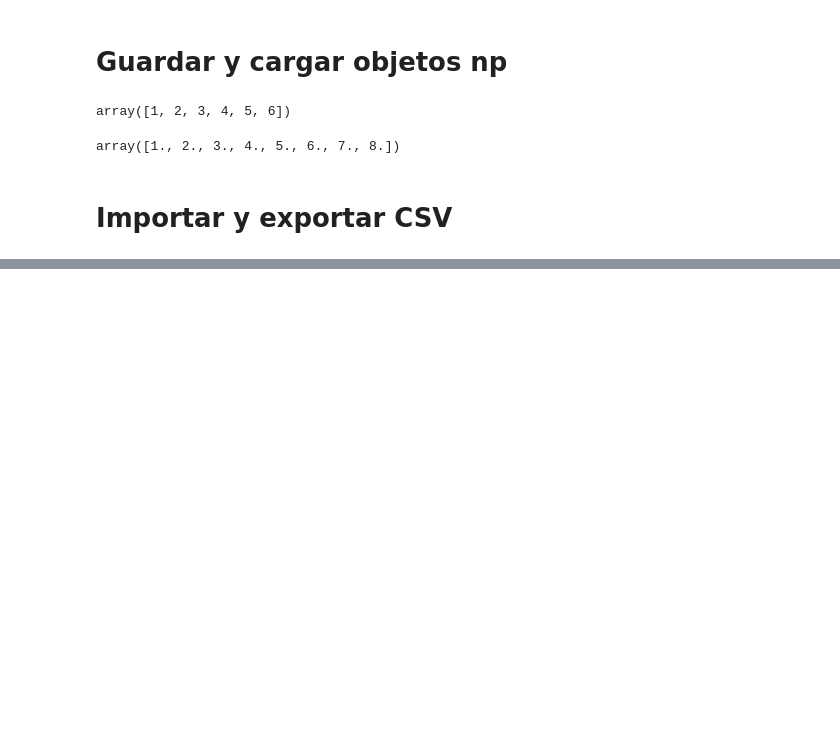
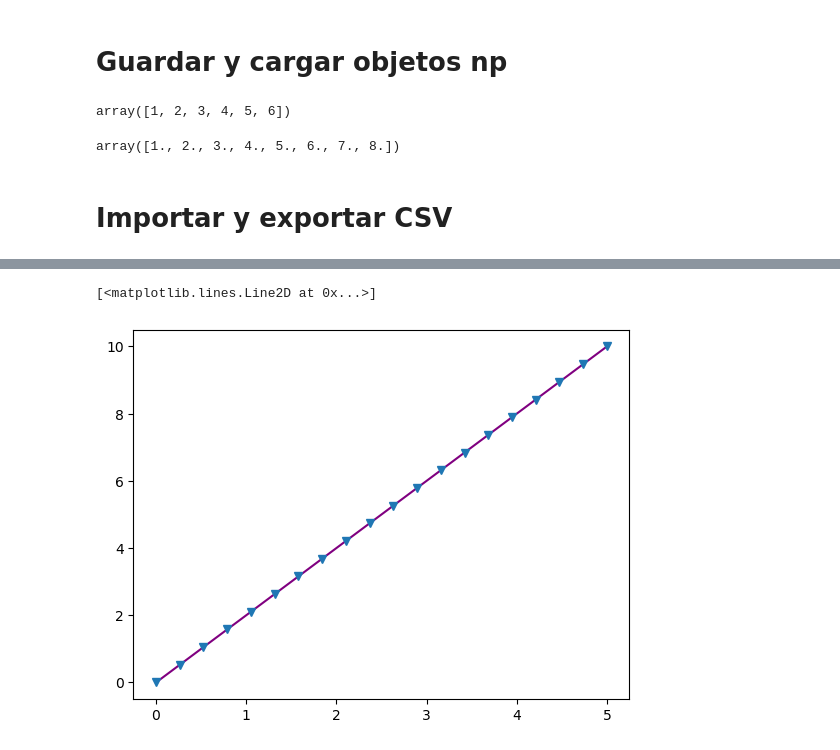
Before and after one commit to EstebanGomezVal/Modelado_datos_Valerio, a Jupyter notebook: Librerias/Numpy/Numpy.ipynb, the cells around one changed output, grey strips where cells are left out. Saved outputs shown, nothing was run; the diff lists cells and outputs as text; code cells hidden in the pictures; blank space fills up the shorter version.

```diff
--- a/Librerias/Numpy/Numpy.ipynb
+++ b/Librerias/Numpy/Numpy.ipynb
@@ -663,0 +719,8 @@ print(x)
+# %%
+x = np.linspace(0, 5, 20)
+y = np.linspace(0, 10, 20)
+plt.plot(x, y, 'purple') # line
+plt.plot(x, y, 'v')      # dots
+# %% [output]
+[<matplotlib.lines.Line2D at 0x...>]
+[figure, added]
```
Also changed, not shown: parts of 19 cells of this notebook.
